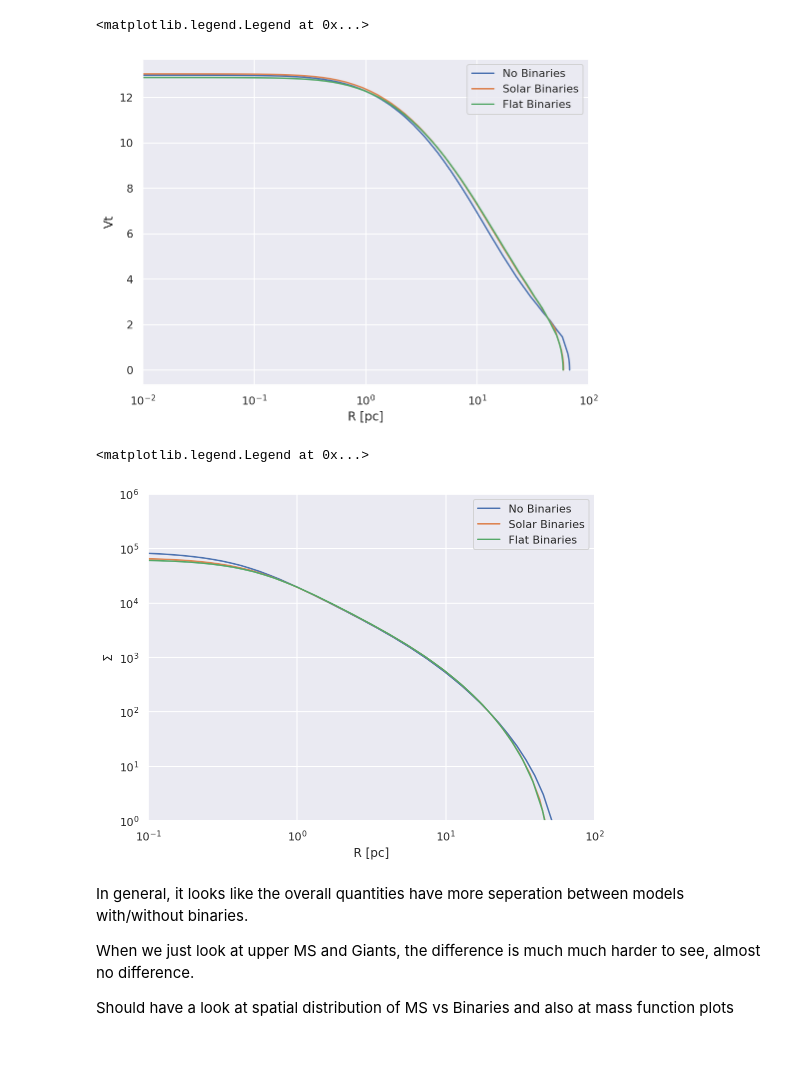
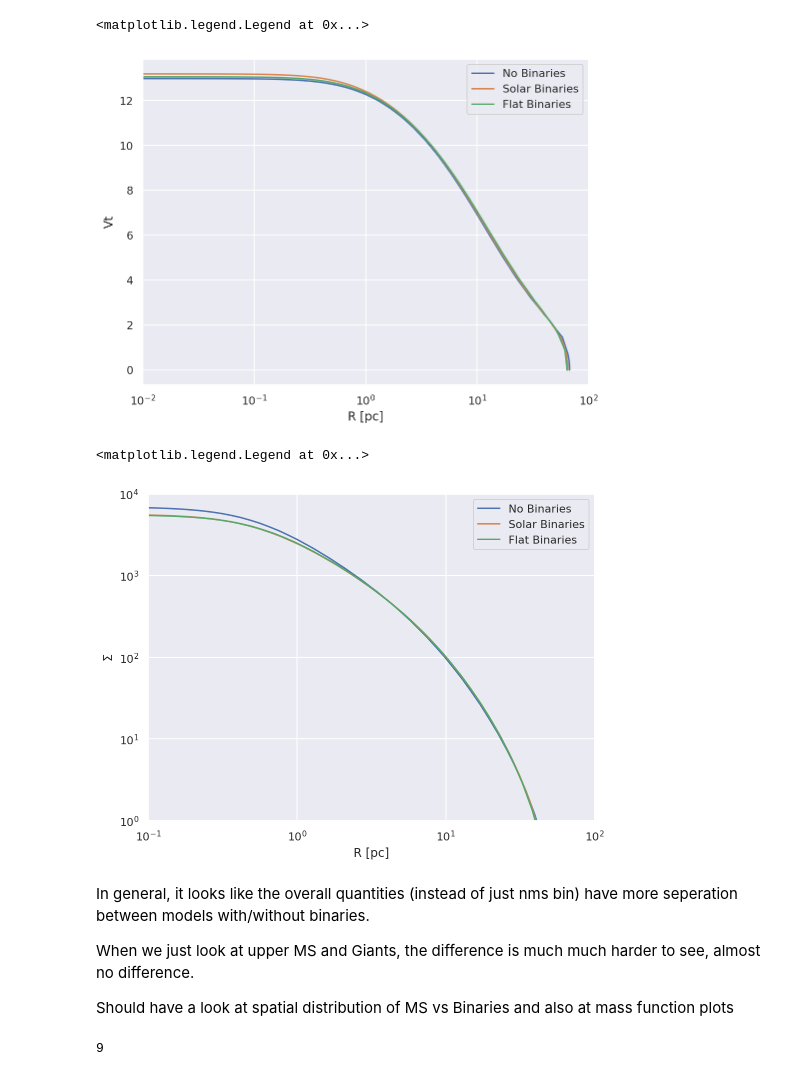
Before and after one commit to pjs902/honours-thesis, a Jupyter notebook: notebooks/simple-models.ipynb, the cells around one changed output. Cells and saved outputs as stored; diff of their text form; code cells hidden in the pictures.

```diff
--- a/notebooks/simple-models.ipynb
+++ b/notebooks/simple-models.ipynb
@@ -59,9 +59,11 @@ dms = f.mes[-1][1:] - f.mes[-1][0:-1]
 nms = len(f.ms[-1][cs])
 # %%
 bs = BinaryShift(mj=mj, Mj=Mj, MF=f, verbose=False)
+# %%
+F_BIN = 0.15
 # %%
-mj_solar, Mj_solar = bs.shift_solar(fb=0.3)
-mj_flat, Mj_flat = bs.shift_flat(fb=0.3)
+mj_solar, Mj_solar = bs.shift_solar(fb=F_BIN)
+mj_flat, Mj_flat = bs.shift_flat(fb=F_BIN)
 # %%
 plt.figure()
 plt.scatter(mj[bs.MS_mask], Mj[bs.MS_mask], label="Original MS", s=70)
@@ -201,23 +203,23 @@ plt.plot(l_flat.r, np.sqrt(l_flat.v2Tj[9]), label="Flat Binaries")
 plt.legend()
 # %% [output]
 <matplotlib.legend.Legend at 0x...>
-[figure, old version]
+[figure, new version]
 # %%
 plt.figure()
 plt.loglog()
 plt.xlim(1e-1, 1e2)
-plt.ylim(1e-0, 1e6)
-plt.plot(l.r, l.Sigma, label="No Binaries")
+plt.ylim(1e-0, 1e4)
+plt.plot(l.r, l.Sigmaj[9], label="No Binaries")
 plt.xlabel("R [pc]")
 plt.ylabel(r"$\Sigma$")
-plt.plot(l_solar.r, l_solar.Sigma, label="Solar Binaries")
-plt.plot(l_flat.r, l_flat.Sigma, label="Flat Binaries")
+plt.plot(l_solar.r, l_solar.Sigmaj[9], label="Solar Binaries")
+plt.plot(l_flat.r, l_flat.Sigmaj[9], label="Flat Binaries")
 plt.legend()
 # %% [output]
 <matplotlib.legend.Legend at 0x...>
-[figure, old version]
+[figure, new version]
 # %% [markdown]
-In general, it looks like the overall quantities have more seperation between models with/without binaries.
+In general, it looks like the overall quantities (instead of just nms bin) have more seperation between models with/without binaries.
 
 When we just look at upper MS and Giants, the difference is much much harder to see, almost no difference.
 
@@ -224,0 +278,4 @@ Should have a look at spatial distribution of MS vs Binaries and also at mass fu
+# %%
+len(mf_l[2])
+# %% [output]
+9
```
Also changed, not shown: parts of 13 cells of this notebook, 2 other files.
